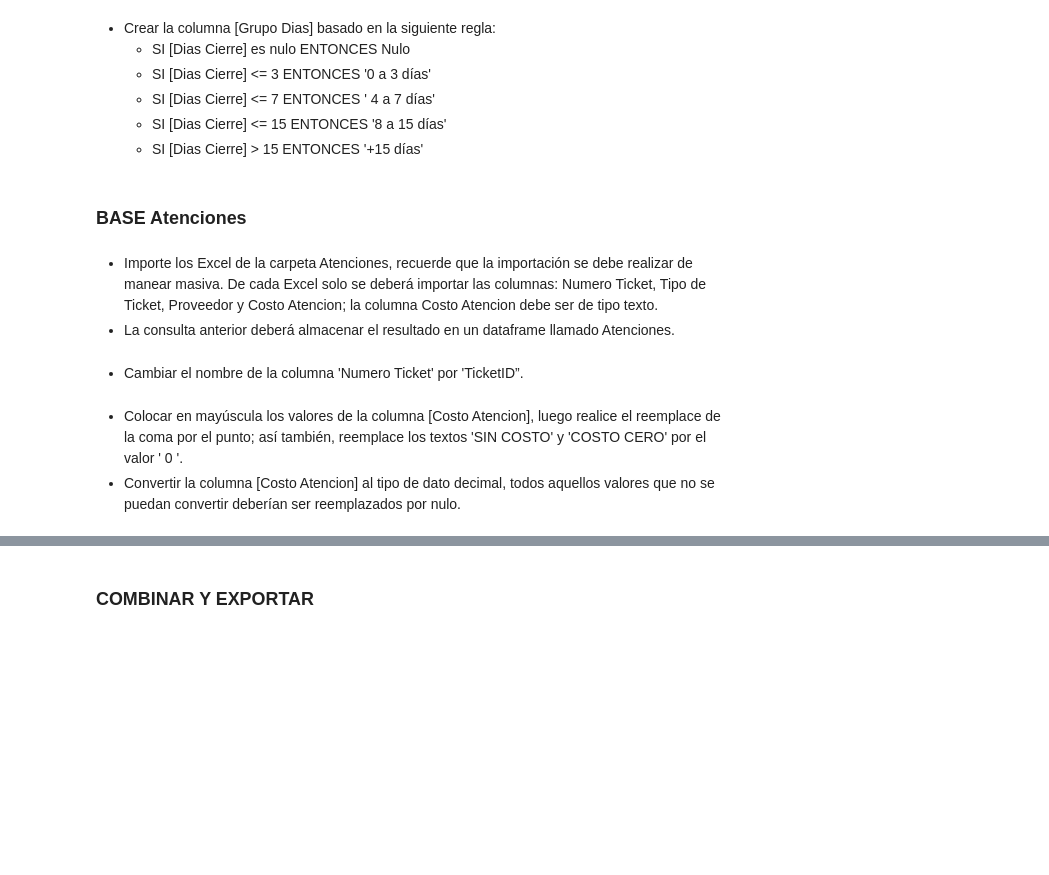
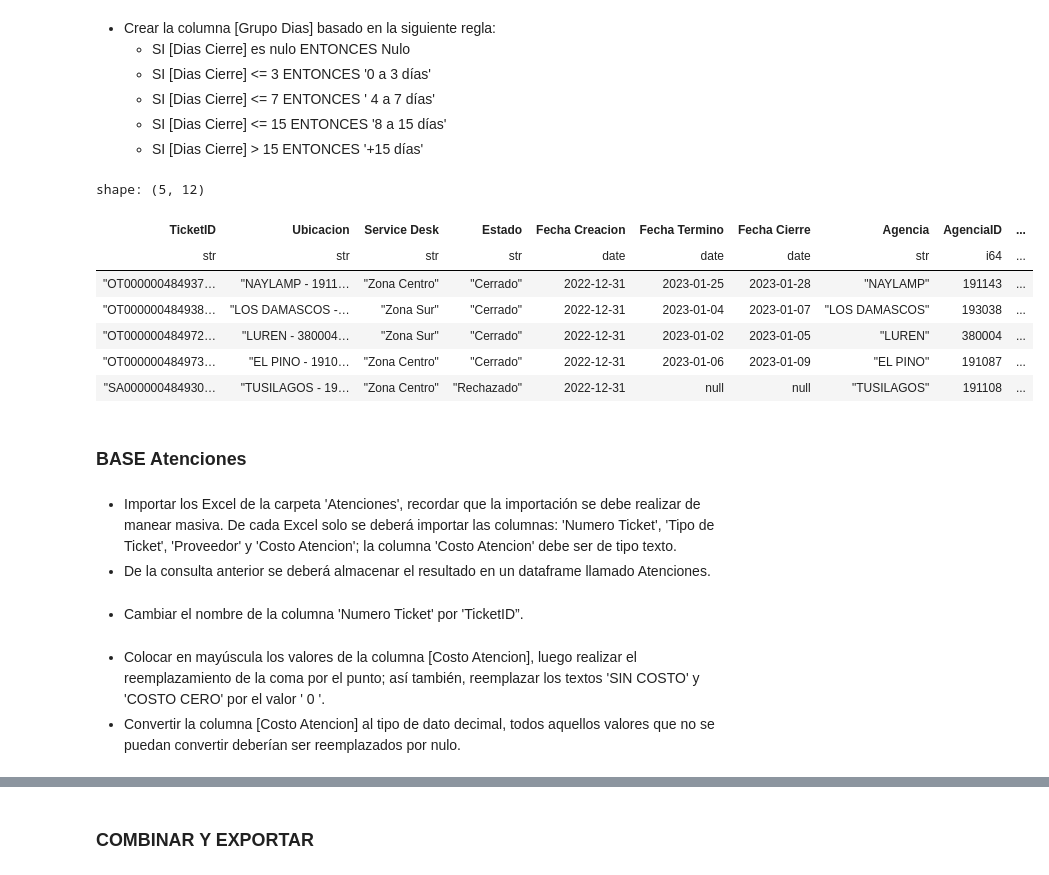
Before and after one commit to Jeshua-Romero-Guadarrama/ADDC-PYTHON-FOR-ETL, a Jupyter notebook: CASO PRÁCTICO I. GESTIÓN DE ATENCIONES/CASO PRÁCTICO I. GESTIÓN DE ATENCIONES.ipynb, the cells around one changed output, grey strips where cells are left out. Drawn from its saved outputs; the diff is of its cells as text; code cells hidden in the pictures; blank space fills up the shorter version.

```diff
--- a/CASO PRÁCTICO I. GESTIÓN DE ATENCIONES/CASO PRÁCTICO I. GESTIÓN DE ATENCIONES.ipynb
+++ b/CASO PRÁCTICO I. GESTIÓN DE ATENCIONES/CASO PRÁCTICO I. GESTIÓN DE ATENCIONES.ipynb
@@ -131,26 +151,36 @@ Tickets = Tickets.with_columns([
 # %%
 # Crear la columna [Grupo Dias]:
 Tickets = Tickets.with_columns([
         # SI [Dias Cierre] es nulo ENTONCES Nulo:
         pl.when(pl.col('Dias Cierre').is_null()).then(None)
         # SI [Dias Cierre] <= 3 ENTONCES '0 a 3 días':
         .when(pl.col('Dias Cierre') <= 3).then(pl.lit('0 a 3 días'))
         # SI [Dias Cierre] <= 7 ENTONCES ' 4 a 7 días'
         .when(pl.col('Dias Cierre') <= 7).then(pl.lit('4 a 7 días'))
         # SI [Dias Cierre] <= 15 ENTONCES '8 a 15 días'
         .when(pl.col('Dias Cierre') <= 15).then(pl.lit('8 a 15 días'))
         # SI [Dias Cierre] > 15 ENTONCES '+15 días'
         .otherwise(pl.lit('+15 días'))
         .alias('Grupo Dias')
     ])
+Tickets.head()
+# %% [output]
+shape: (5, 12)
+| TicketID | Ubicacion | Service Desk | Estado | Fecha Creacion | Fecha Termino | Fecha Cierre | Agencia | AgenciaID | ... |
+| str | str | str | str | date | date | date | str | i64 | ... |
+| "OT000000484937… | "NAYLAMP - 1911… | "Zona Centro" | "Cerrado" | 2022-12-31 | 2023-01-25 | 2023-01-28 | "NAYLAMP" | 191143 | ... |
+| "OT000000484938… | "LOS DAMASCOS -… | "Zona Sur" | "Cerrado" | 2022-12-31 | 2023-01-04 | 2023-01-07 | "LOS DAMASCOS" | 193038 | ... |
+| "OT000000484972… | "LUREN - 380004… | "Zona Sur" | "Cerrado" | 2022-12-31 | 2023-01-02 | 2023-01-05 | "LUREN" | 380004 | ... |
+| "OT000000484973… | "EL PINO - 1910… | "Zona Centro" | "Cerrado" | 2022-12-31 | 2023-01-06 | 2023-01-09 | "EL PINO" | 191087 | ... |
+| "SA000000484930… | "TUSILAGOS - 19… | "Zona Centro" | "Rechazado" | 2022-12-31 | null | null | "TUSILAGOS" | 191108 | ... |
 # %% [markdown]
 ### BASE Atenciones
 # %%
 import os
 import xlsxwriter
 # %% [markdown]
-- Importe los Excel de la carpeta Atenciones, recuerde que la importación se debe realizar de manear masiva. De cada Excel solo se deberá importar las columnas: Numero Ticket, Tipo de Ticket, Proveedor y Costo Atencion; la columna Costo Atencion debe ser de tipo texto.
-- La consulta anterior deberá almacenar el resultado en un dataframe llamado Atenciones.
+- Importar los Excel de la carpeta 'Atenciones', recordar que la importación se debe realizar de manear masiva. De cada Excel solo se deberá importar las columnas: 'Numero Ticket', 'Tipo de Ticket', 'Proveedor' y 'Costo Atencion'; la columna 'Costo Atencion' debe ser de tipo texto.
+- De la consulta anterior se deberá almacenar el resultado en un dataframe llamado Atenciones.
 # %%
 # Definir la ruta de la carpeta que contiene los Archivos Excel:
 RutaCarpeta = r'Materiales/Atenciones'
@@ -173,7 +203,7 @@ Atenciones = Atenciones.rename({
         'Numero Ticket': 'TicketID'
     })
 # %% [markdown]
-- Colocar en mayúscula los valores de la columna [Costo Atencion], luego realice el reemplace de la coma por el punto; así también, reemplace los textos 'SIN COSTO' y 'COSTO CERO' por el valor ' 0 '.
+- Colocar en mayúscula los valores de la columna [Costo Atencion], luego realizar el reemplazamiento de la coma por el punto; así también, reemplazar los textos 'SIN COSTO' y 'COSTO CERO' por el valor ' 0 '.
 - Convertir la columna [Costo Atencion] al tipo de dato decimal, todos aquellos valores que no se puedan convertir deberían ser reemplazados por nulo.
 # %%
 Atenciones = Atenciones.with_columns([
```
Also changed, not shown: parts of 10 cells of this notebook, 1 other file.
